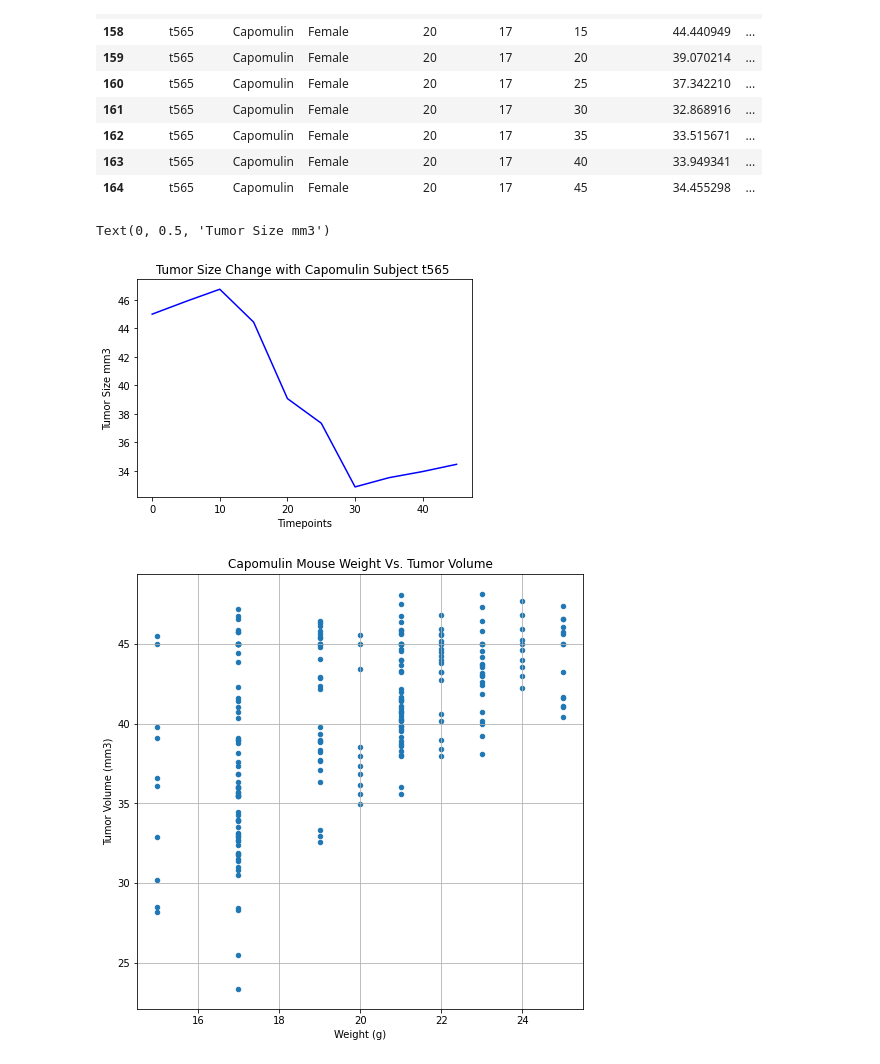
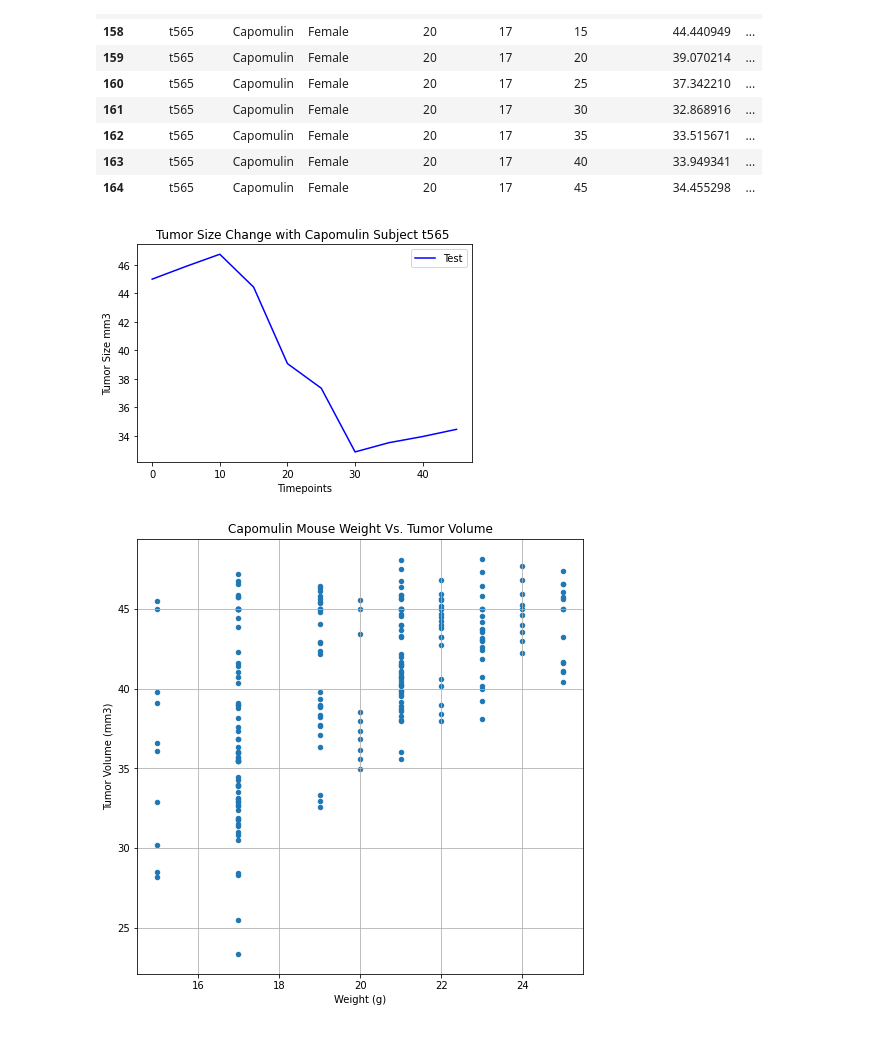
Before and after one commit to Gujaratigirl/HW-MatPlotLib, a Jupyter notebook: Pymaceuticals/pymaceuticals_starter_2.ipynb, the cells around one changed output. Drawn from its saved outputs; the diff is of its cells as text; code cells hidden in the pictures.

```diff
--- a/Pymaceuticals/pymaceuticals_starter_2.ipynb
+++ b/Pymaceuticals/pymaceuticals_starter_2.ipynb
@@ -583,16 +705,17 @@ capomulin_mouse_df
 # %%
 time = np.arange(30,50,5)
 
 mouse_time = capomulin_mouse_df['Timepoint'].values
 tumor_size = capomulin_mouse_df['Tumor Volume (mm3)'].values
 
-mouse_interval= plt.plot(mouse_time, tumor_size, color="blue")
+mouse_interval= plt.plot(mouse_time, tumor_size, color="blue",label="Test")
 plt.title("Tumor Size Change with Capomulin Subject t565 ")
 plt.xlabel("Timepoints")
 plt.ylabel("Tumor Size mm3")
+plt.legend()
+plt.show()
 # %% [output]
-Text(0, 0.5, 'Tumor Size mm3')
-[figure, old version]
+[figure, new version]
 # %%
 # Generate a scatter plot of average tumor volume vs. mouse weight for the Capomulin regimen
 capomulin_df.plot(kind="scatter", x="Weight (g)", y="Tumor Volume (mm3)", grid=True, figsize=(8,8),
```
Also changed, not shown: parts of 14 cells of this notebook, 3 other files.
